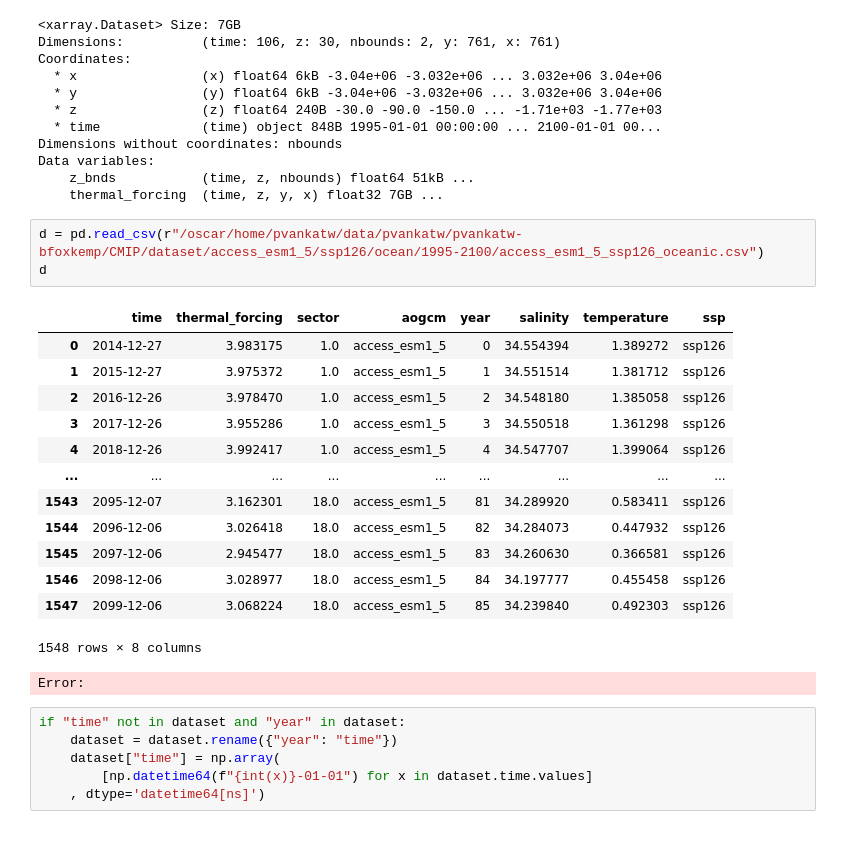
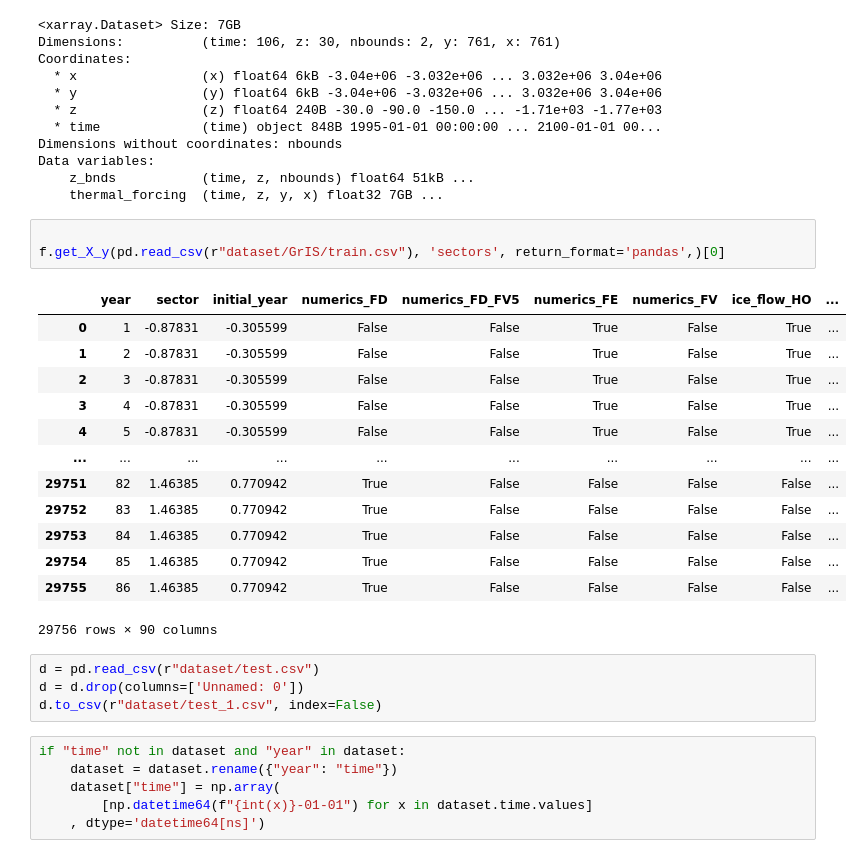
Before and after one commit to Brown-SciML/ise, a Jupyter notebook: main.ipynb, the cells around one changed output. Drawn from its saved outputs; the diff is of its cells as text.

```diff
--- a/main.ipynb
+++ b/main.ipynb
@@ -20,24 +33,27 @@ Dimensions without coordinates: nbounds
 Data variables:
     z_bnds           (time, z, nbounds) float64 51kB ...
     thermal_forcing  (time, z, y, x) float32 7GB ...
-# %%
-d = pd.read_csv(r"/oscar/home/pvankatw/data/pvankatw/pvankatw-bfoxkemp/CMIP/dataset/access_esm1_5/ssp126/ocean/1995-2100/access_esm1_5_ssp126_oceanic.csv")
-d
-# %% [output]
-|  | time | thermal_forcing | sector | aogcm | year | salinity | temperature | ssp |
-| 0 | 2014-12-27 | 3.983175 | 1.0 | access_esm1_5 | 0 | 34.554394 | 1.389272 | ssp126 |
-| 1 | 2015-12-27 | 3.975372 | 1.0 | access_esm1_5 | 1 | 34.551514 | 1.381712 | ssp126 |
-| 2 | 2016-12-26 | 3.978470 | 1.0 | access_esm1_5 | 2 | 34.548180 | 1.385058 | ssp126 |
-| 3 | 2017-12-26 | 3.955286 | 1.0 | access_esm1_5 | 3 | 34.550518 | 1.361298 | ssp126 |
-| 4 | 2018-12-26 | 3.992417 | 1.0 | access_esm1_5 | 4 | 34.547707 | 1.399064 | ssp126 |
-| ... | ... | ... | ... | ... | ... | ... | ... | ... |
-| 1543 | 2095-12-07 | 3.162301 | 18.0 | access_esm1_5 | 81 | 34.289920 | 0.583411 | ssp126 |
-| 1544 | 2096-12-06 | 3.026418 | 18.0 | access_esm1_5 | 82 | 34.284073 | 0.447932 | ssp126 |
-| 1545 | 2097-12-06 | 2.945477 | 18.0 | access_esm1_5 | 83 | 34.260630 | 0.366581 | ssp126 |
-| 1546 | 2098-12-06 | 3.028977 | 18.0 | access_esm1_5 | 84 | 34.197777 | 0.455458 | ssp126 |
-| 1547 | 2099-12-06 | 3.068224 | 18.0 | access_esm1_5 | 85 | 34.239840 | 0.492303 | ssp126 |
-1548 rows × 8 columns
-Error:
+# %%
+
+f.get_X_y(pd.read_csv(r"dataset/GrIS/train.csv"), 'sectors', return_format='pandas',)[0]
+# %% [output]
+|  | year | sector | initial_year | numerics_FD | numerics_FD_FV5 | numerics_FE | numerics_FV | ice_flow_HO | ... |
+| 0 | 1 | -0.87831 | -0.305599 | False | False | True | False | True | ... |
+| 1 | 2 | -0.87831 | -0.305599 | False | False | True | False | True | ... |
+| 2 | 3 | -0.87831 | -0.305599 | False | False | True | False | True | ... |
+| 3 | 4 | -0.87831 | -0.305599 | False | False | True | False | True | ... |
+| 4 | 5 | -0.87831 | -0.305599 | False | False | True | False | True | ... |
+| ... | ... | ... | ... | ... | ... | ... | ... | ... | ... |
+| 29751 | 82 | 1.46385 | 0.770942 | True | False | False | False | False | ... |
+| 29752 | 83 | 1.46385 | 0.770942 | True | False | False | False | False | ... |
+| 29753 | 84 | 1.46385 | 0.770942 | True | False | False | False | False | ... |
+| 29754 | 85 | 1.46385 | 0.770942 | True | False | False | False | False | ... |
+| 29755 | 86 | 1.46385 | 0.770942 | True | False | False | False | False | ... |
+29756 rows × 90 columns
+# %%
+d = pd.read_csv(r"dataset/test.csv")
+d = d.drop(columns=['Unnamed: 0'])
+d.to_csv(r"dataset/test_1.csv", index=False)
 # %%
 if "time" not in dataset and "year" in dataset:
     dataset = dataset.rename({"year": "time"})
```
Also changed, not shown: parts of 11 cells of this notebook, 36 other files.
